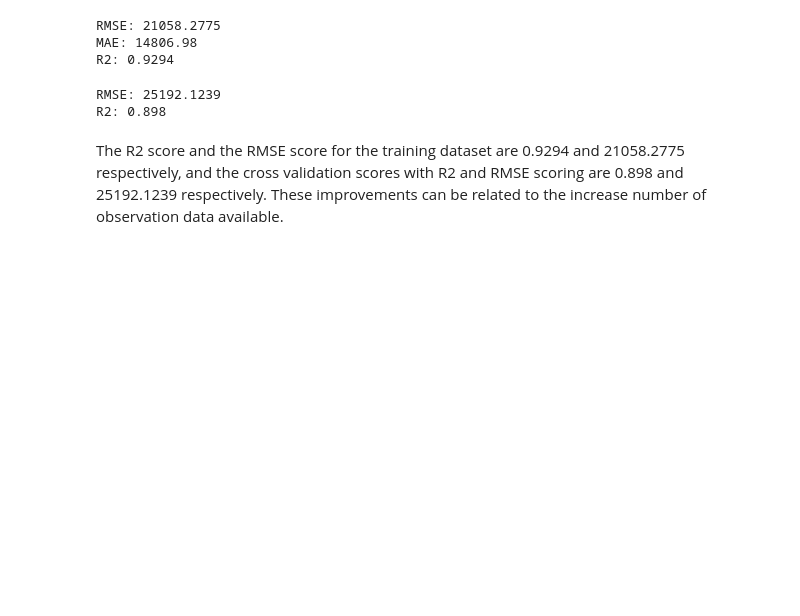
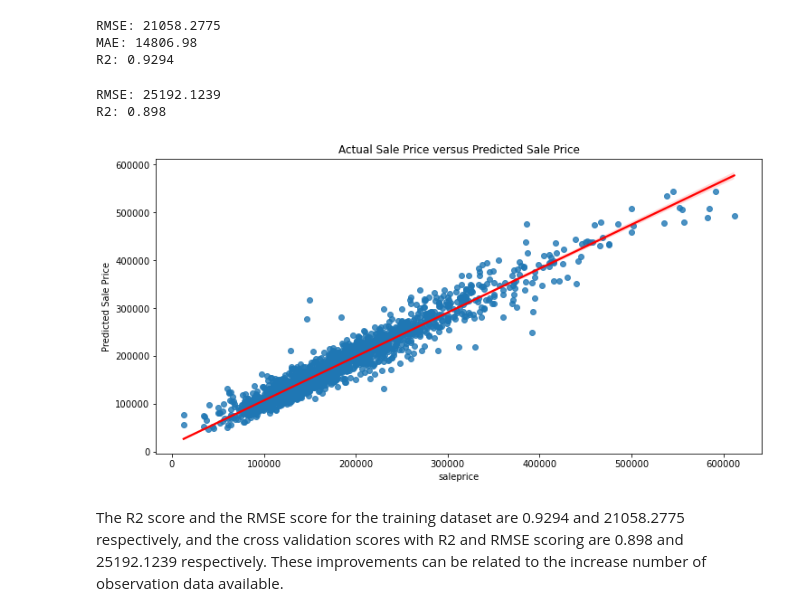
Before and after one commit to Yongfahaik/GA_projects, a Jupyter notebook: project_2/code/02_Modelling_and_Recommendations.ipynb, the cells around one changed output. Cells and saved outputs as stored; diff of their text form; code cells hidden in the pictures; blank space fills up the shorter version.

```diff
--- a/project_2/code/02_Modelling_and_Recommendations.ipynb
+++ b/project_2/code/02_Modelling_and_Recommendations.ipynb
@@ -641,6 +662,11 @@ model_crossval(lasso_final, Z_poly, y, cv_mod=10)
 # %% [output]
 RMSE: 25192.1239
 R2: 0.898
+# %%
+# Plot of the Actual Sale Price vs Predicted Sale Price for the final model for the training dataset
+model_plot(lasso_final, Z_poly, y)
+# %% [output]
+[figure, added]
 # %% [markdown]
 The R2 score and the RMSE score for the training dataset are 0.9294 and 21058.2775 respectively, and the cross validation scores with R2 and RMSE scoring are 0.898 and 25192.1239 respectively. These improvements can be related to the increase number of observation data available.
 # %%
```
Also changed, not shown: parts of 22 cells of this notebook, 4 other files.
